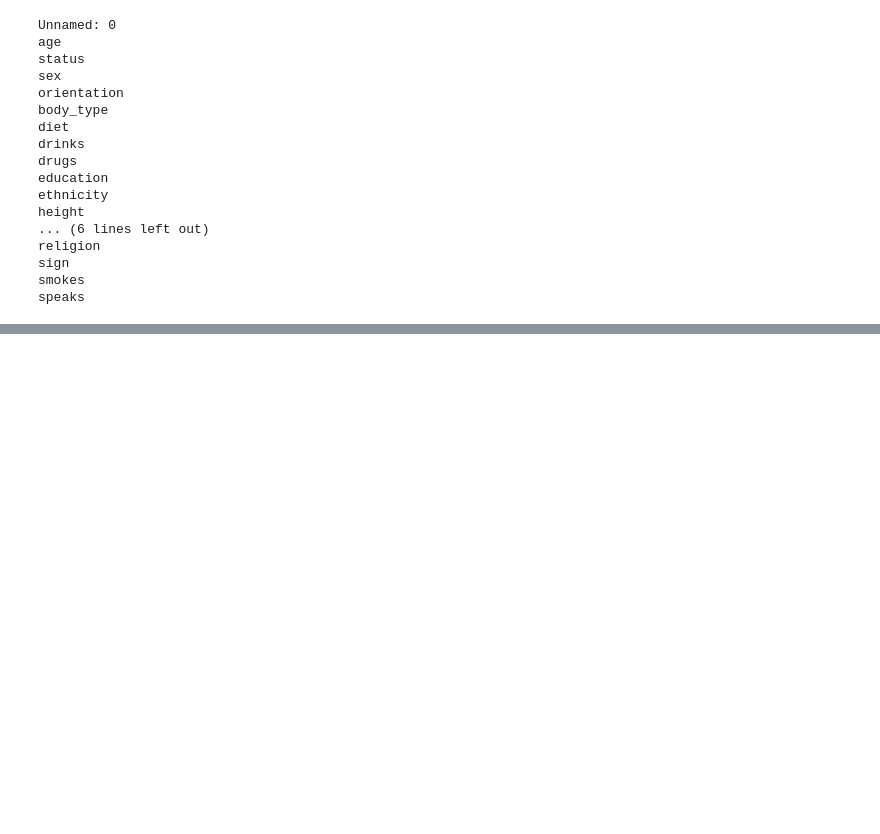
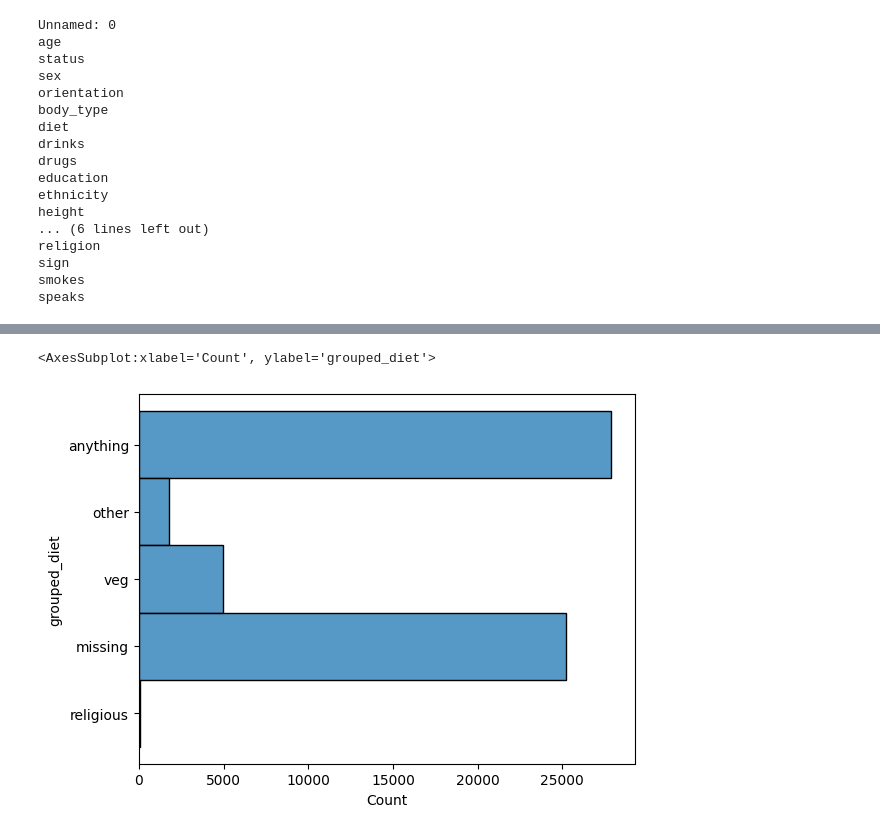
Before and after one commit to HR-Machine-Learning/HR_ML_Project1, a Jupyter notebook: src/Project 1.ipynb, the cells around one changed output, grey strips where cells are left out. Drawn from its saved outputs; the diff is of its cells as text; code cells hidden in the pictures; blank space fills up the shorter version.

```diff
--- a/src/Project 1.ipynb
+++ b/src/Project 1.ipynb
@@ -55,0 +49,15 @@ sns.heatmap(dataframe.isnull())
+# %%
+# dataframe_na = dataframe.dropna()
+dataframe_na = dataframe.copy()
+# %%
+dataframe_na.fillna('MISSING', inplace =True)
+# %%
+dataframe_na['grouped_diet'] = dataframe_na['diet'].apply(lambda x : "veg" if (('vegetarian' or 'vegan') in x)
+                                                          else ("other" if ("other" in x)
+                                                                else ("anything" if ('anything' in x)
+                                                                      else ("religious" if (('halal' or 'kosher') in x) else 'missing' ))))
+# %%
+sns.histplot(dataframe_na, y = 'grouped_diet')
+# %% [output]
+<AxesSubplot:xlabel='Count', ylabel='grouped_diet'>
+[figure, added]
```
Also changed, not shown: parts of 7 cells of this notebook.
